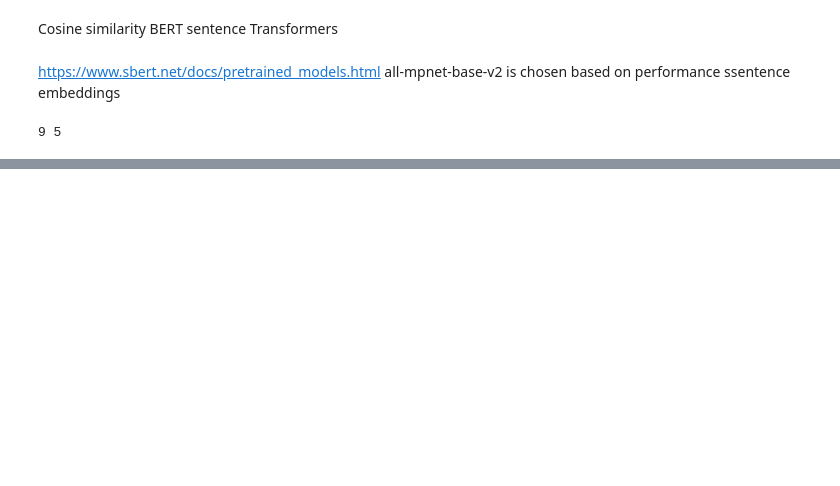
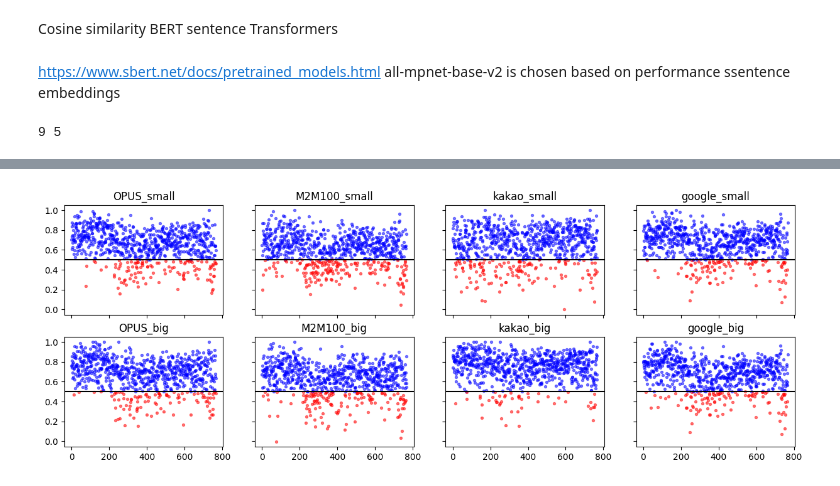
Before and after one commit to 91jpark19/hemingway, a Jupyter notebook: analysis.ipynb, the cells around one changed output, grey strips where cells are left out. Saved outputs shown, nothing was run; the diff lists cells and outputs as text; code cells hidden in the pictures; blank space fills up the shorter version.

```diff
--- a/analysis.ipynb
+++ b/analysis.ipynb
@@ -12,7 +12,8 @@ import matplotlib.pyplot as plt
 from sentence_transformers import SentenceTransformer, util
 model = SentenceTransformer('all-mpnet-base-v2')
 # %%
-data=pd.read_csv('data/book_final.csv')
+data=pd.read_csv('/Volumes/T7/mt-hemingway/data/book_final.csv')
+cosine_df=pd.read_csv('/Volumes/T7/mt-hemingway/data/cosine_df.csv')
 # %%
 english_columns=['original', 'OPUS_small', 'OPUS_big', 'M2M100_small', 'M2M100_big', 'kakao_small', 'kakao_big', 'google_small', 'goggle_big']
 # %%
@@ -86,0 +102,37 @@ plt.show()
+# %%
+fig, axes = plt.subplots(nrows=2, ncols=4, figsize=(15, 5), sharex=True, sharey=True)
+axes[0,0].scatter(x=range(len(pos_opus_small)), y=pos_opus_small, color='blue', label='OPUS_small', alpha=0.5, s=8)
+axes[0,0].scatter(x=range(len(neg_opus_small)), y=neg_opus_small, color='red', label='OPUS_small', alpha=0.5, s=8)
+axes[0,0].axhline(y=0.5, color='black', linestyle='-')
+axes[0,0].set_title('OPUS_small')
+axes[1,0].scatter(x=range(len(pos_opus_big)), y=pos_opus_big, color='blue', label='OPUS_big', alpha=0.5, s=8)
+axes[1,0].scatter(x=range(len(neg_opus_big)), y=neg_opus_big, color='red', label='OPUS_big', alpha=0.5, s=8)
+axes[1,0].axhline(y=0.5, color='black', linestyle='-')
+axes[1,0].set_title('OPUS_big')
+axes[0,1].scatter(x=range(len(pos_m2m100_small)), y=pos_m2m100_small, color='blue', label='M2M100_small', alpha=0.5, s=8)
+axes[0,1].scatter(x=range(len(neg_m2m100_small)), y=neg_m2m100_small, color='red', label='M2M100_small', alpha=0.5, s=8)
+axes[0,1].axhline(y=0.5, color='black', linestyle='-')
+axes[0,1].set_title('M2M100_small')
+axes[1,1].scatter(x=range(len(pos_m2m100_big)), y=pos_m2m100_big, color='blue', label='M2M100_big', alpha=0.5, s=8)
+axes[1,1].scatter(x=range(len(neg_m2m100_big)), y=neg_m2m100_big, color='red', label='M2M100_big', alpha=0.5, s=8)
+axes[1,1].axhline(y=0.5, color='black', linestyle='-')
+axes[1,1].set_title('M2M100_big')
+axes[0,2].scatter(x=range(len(pos_kakao_small)), y=pos_kakao_small, color='blue', label='kakao_small', alpha=0.5, s=8)
+axes[0,2].scatter(x=range(len(neg_kakao_small)), y=neg_kakao_small, color='red', label='kakao_small', alpha=0.5, s=8)
+axes[0,2].axhline(y=0.5, color='black', linestyle='-')
+axes[0,2].set_title('kakao_small')
+axes[1,2].scatter(x=range(len(pos_kakao_big)), y=pos_kakao_big, color='blue', label='kakao_big', alpha=0.5, s=8)
+axes[1,2].scatter(x=range(len(neg_kakao_big)), y=neg_kakao_big, color='red', label='kakao_big', alpha=0.5, s=8)
+axes[1,2].axhline(y=0.5, color='black', linestyle='-')
+axes[1,2].set_title('kakao_big')
+axes[0,3].scatter(x=range(len(pos_google_small)), y=pos_google_small, color='blue', label='google_small', alpha=0.5, s=8)
+axes[0,3].scatter(x=range(len(neg_google_small)), y=neg_google_small, color='red', label='google_small', alpha=0.5, s=8)
+axes[0,3].axhline(y=0.5, color='black', linestyle='-')
+axes[0,3].set_title('google_small')
+axes[1,3].scatter(x=range(len(pos_google_big)), y=pos_google_big, color='blue', label='google_big', alpha=0.5, s=8)
+axes[1,3].scatter(x=range(len(neg_google_big)), y=neg_google_big, color='red', label='google_big', alpha=0.5, s=8)
+axes[1,3].axhline(y=0.5, color='black', linestyle='-')
+axes[1,3].set_title('google_big')
+plt.show()
+# %% [output]
+[figure, added]
```
Also changed, not shown: parts of 5 cells of this notebook.
